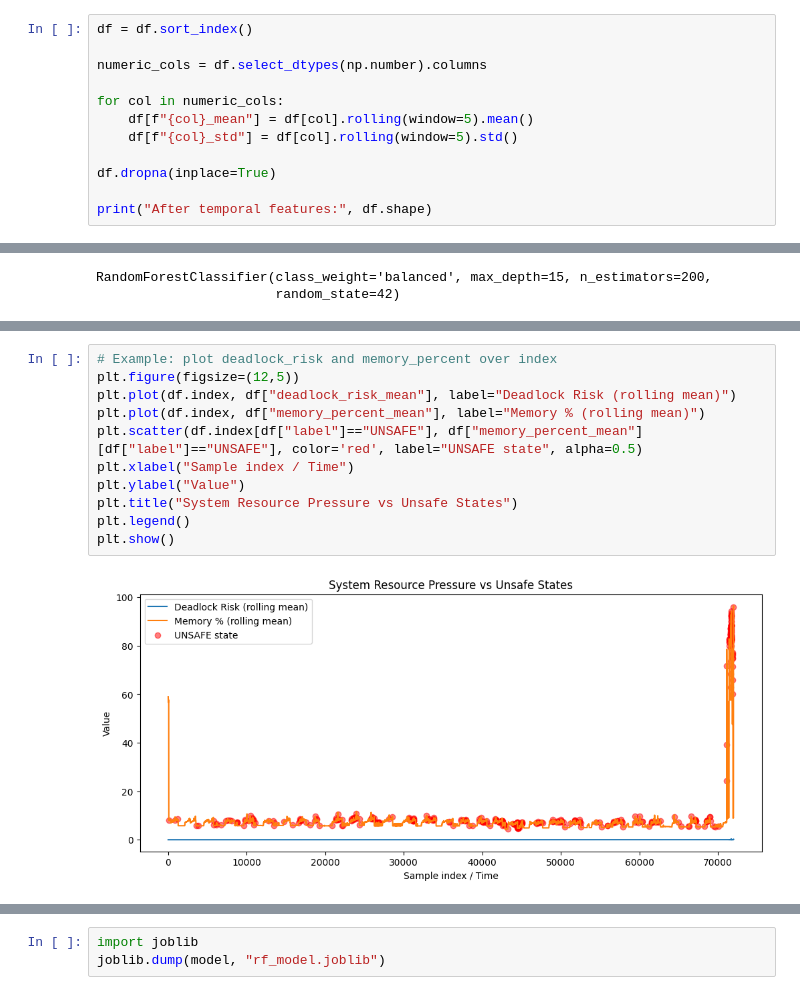
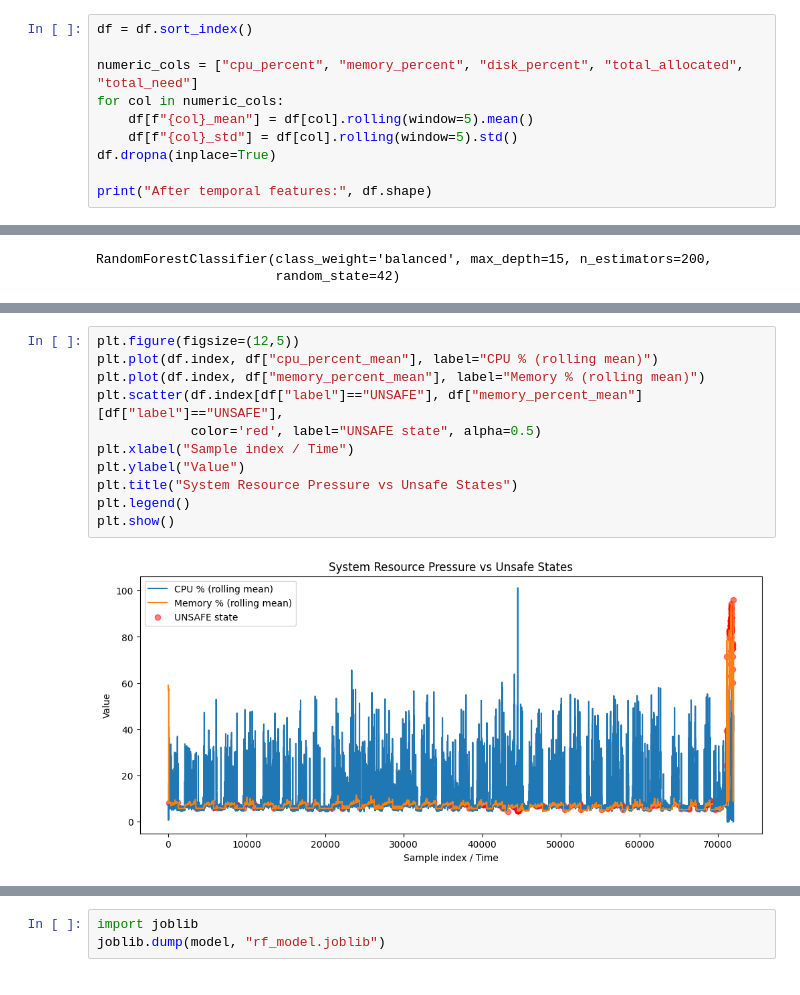
Before and after one commit to incognnitamood/DeadlockPredictionAnalysis, a Jupyter notebook: Deadlock_Predictive_Analysis.ipynb, the cells around one changed output, grey strips where cells are left out. Cells and saved outputs as stored; diff of their text form.

```diff
--- a/Deadlock_Predictive_Analysis.ipynb
+++ b/Deadlock_Predictive_Analysis.ipynb
@@ -97,12 +89,10 @@ plt.show()
 # %%
 df = df.sort_index()
 
-numeric_cols = df.select_dtypes(np.number).columns
-
+numeric_cols = ["cpu_percent", "memory_percent", "disk_percent", "total_allocated", "total_need"]
 for col in numeric_cols:
     df[f"{col}_mean"] = df[col].rolling(window=5).mean()
     df[f"{col}_std"] = df[col].rolling(window=5).std()
-
 df.dropna(inplace=True)
 
 print("After temporal features:", df.shape)
@@ -210,14 +200,14 @@ plt.show()
 # %%
-# Example: plot deadlock_risk and memory_percent over index
 plt.figure(figsize=(12,5))
-plt.plot(df.index, df["deadlock_risk_mean"], label="Deadlock Risk (rolling mean)")
+plt.plot(df.index, df["cpu_percent_mean"], label="CPU % (rolling mean)")
 plt.plot(df.index, df["memory_percent_mean"], label="Memory % (rolling mean)")
-plt.scatter(df.index[df["label"]=="UNSAFE"], df["memory_percent_mean"][df["label"]=="UNSAFE"], color='red', label="UNSAFE state", alpha=0.5)
+plt.scatter(df.index[df["label"]=="UNSAFE"], df["memory_percent_mean"][df["label"]=="UNSAFE"],
+            color='red', label="UNSAFE state", alpha=0.5)
 plt.xlabel("Sample index / Time")
 plt.ylabel("Value")
 plt.title("System Resource Pressure vs Unsafe States")
 plt.legend()
 plt.show()
 # %% [output]
-[figure, old version]
+[figure, new version]
 # %%
```
Also changed, not shown: parts of 14 cells of this notebook, 7 other files.
